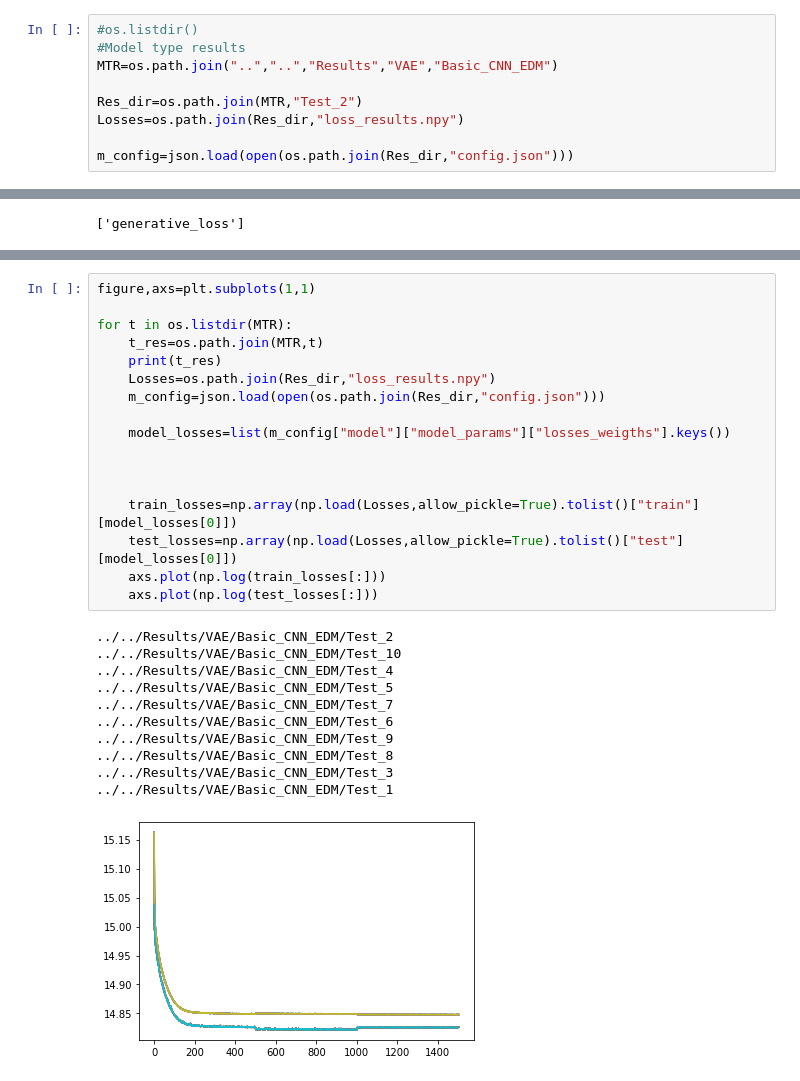
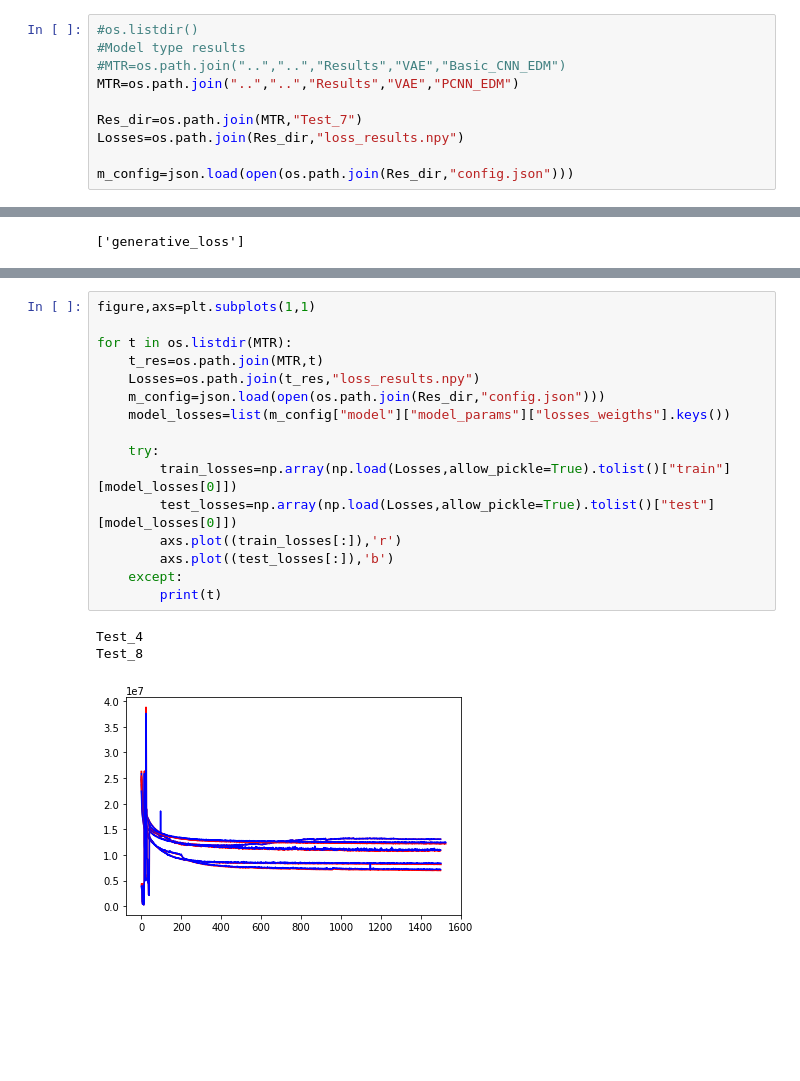
Before and after one commit to Abdigal1/belugas_classification, a Jupyter notebook: notebooks/Results_view.ipynb, the cells around one changed output, grey strips where cells are left out. Drawn from its saved outputs; the diff is of its cells as text; blank space fills up the shorter version.

```diff
--- a/notebooks/Results_view.ipynb
+++ b/notebooks/Results_view.ipynb
@@ -7,9 +7,10 @@ import matplotlib.pyplot as plt
 # %%
 #os.listdir()
 #Model type results
-MTR=os.path.join("..","..","Results","VAE","Basic_CNN_EDM")
+#MTR=os.path.join("..","..","Results","VAE","Basic_CNN_EDM")
+MTR=os.path.join("..","..","Results","VAE","PCNN_EDM")
 
-Res_dir=os.path.join(MTR,"Test_2")
+Res_dir=os.path.join(MTR,"Test_7")
 Losses=os.path.join(Res_dir,"loss_results.npy")
 
 m_config=json.load(open(os.path.join(Res_dir,"config.json")))
@@ -35,29 +36,20 @@ axs.plot((test_losses[:]))
 # %%
 figure,axs=plt.subplots(1,1)
 
 for t in os.listdir(MTR):
     t_res=os.path.join(MTR,t)
-    print(t_res)
-    Losses=os.path.join(Res_dir,"loss_results.npy")
+    Losses=os.path.join(t_res,"loss_results.npy")
     m_config=json.load(open(os.path.join(Res_dir,"config.json")))
-
     model_losses=list(m_config["model"]["model_params"]["losses_weigths"].keys())
 
-
-
-    train_losses=np.array(np.load(Losses,allow_pickle=True).tolist()["train"][model_losses[0]])
-    test_losses=np.array(np.load(Losses,allow_pickle=True).tolist()["test"][model_losses[0]])
-    axs.plot(np.log(train_losses[:]))
-    axs.plot(np.log(test_losses[:]))
+    try:
+        train_losses=np.array(np.load(Losses,allow_pickle=True).tolist()["train"][model_losses[0]])
+        test_losses=np.array(np.load(Losses,allow_pickle=True).tolist()["test"][model_losses[0]])
+        axs.plot((train_losses[:]),'r')
+        axs.plot((test_losses[:]),'b')
+    except:
+        print(t)
 # %% [output]
-../../Results/VAE/Basic_CNN_EDM/Test_2
-../../Results/VAE/Basic_CNN_EDM/Test_10
-../../Results/VAE/Basic_CNN_EDM/Test_4
-../../Results/VAE/Basic_CNN_EDM/Test_5
-../../Results/VAE/Basic_CNN_EDM/Test_7
-../../Results/VAE/Basic_CNN_EDM/Test_6
-../../Results/VAE/Basic_CNN_EDM/Test_9
-../../Results/VAE/Basic_CNN_EDM/Test_8
-../../Results/VAE/Basic_CNN_EDM/Test_3
-../../Results/VAE/Basic_CNN_EDM/Test_1
+Test_4
+Test_8
-[figure, old version]
+[figure, new version]
```
Also changed, not shown: parts of 1 cell of this notebook, 1 other file.
